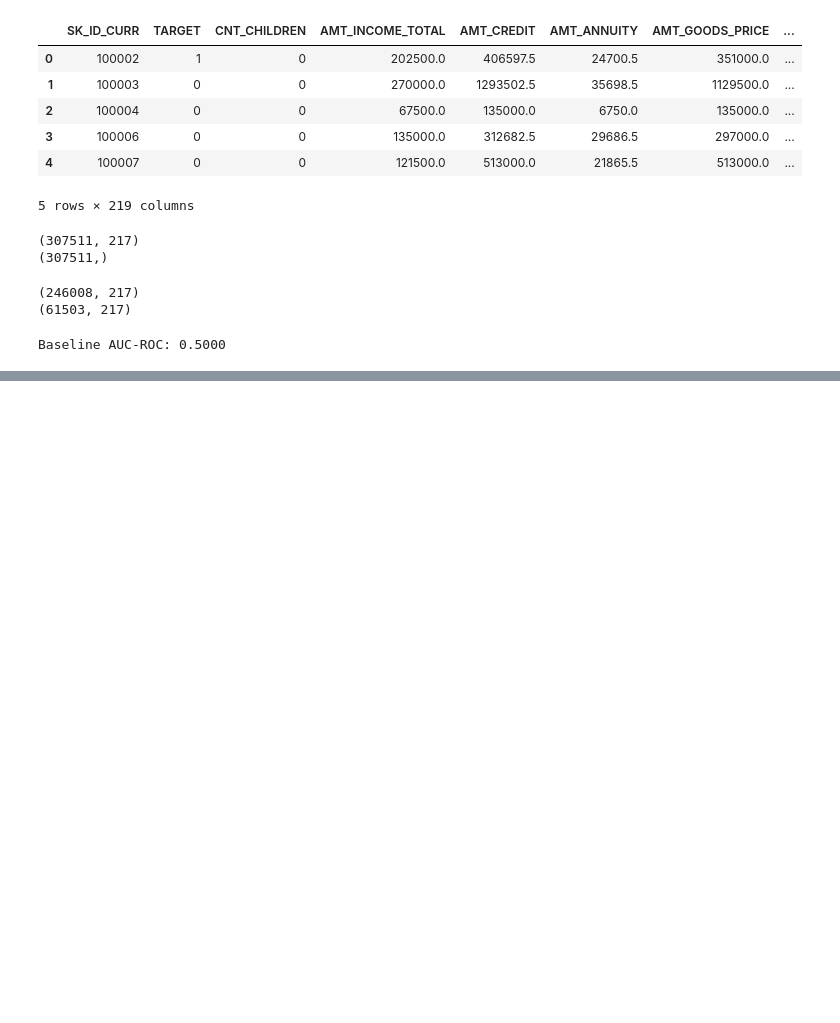
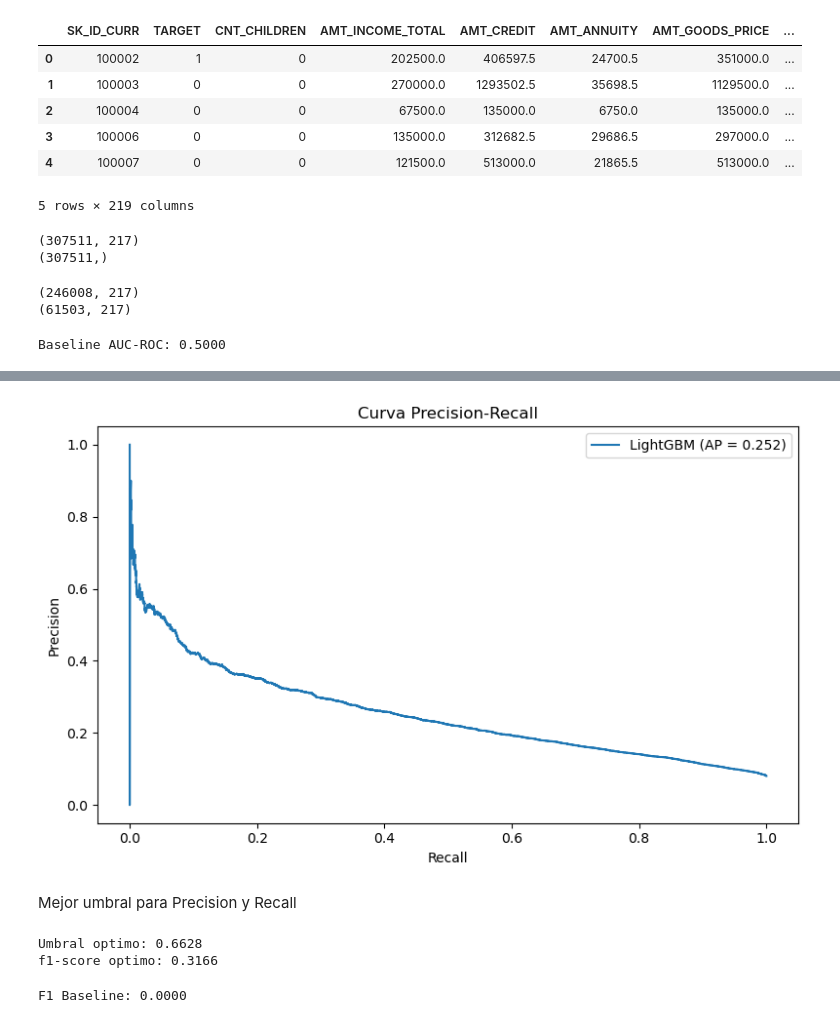
Before and after one commit to CarlosECI/credit_default_risk, a Jupyter notebook: Notebooks/03_modeling.ipynb, the cells around one changed output, grey strips where cells are left out. Drawn from its saved outputs; the diff is of its cells as text; code cells hidden in the pictures; blank space fills up the shorter version.

```diff
--- a/Notebooks/03_modeling.ipynb
+++ b/Notebooks/03_modeling.ipynb
@@ -109,0 +199,14 @@ Baseline AUC-ROC: 0.5000
+# %%
+import lightgbm as lgb
+
+lgbm_final = lgb.LGBMClassifier(
+    n_estimators=500,
+    learning_rate=0.05,
+    num_leaves=31,
+    random_state=42,
+    n_jobs=-1,
+    class_weight='balanced'
+)
+
+lgbm_final.fit(X_train, y_train)
+y_prob = lgbm_final.predict_proba(X_test)[:, 1]
@@ -109,0 +222,42 @@ Baseline AUC-ROC: 0.5000
+# %%
+from sklearn.metrics import precision_recall_curve, average_precision_score
+
+precision, recall, thresholds = precision_recall_curve(y_test, y_prob)
+ap = average_precision_score(y_test, y_prob)
+
+fig, ax = plt.subplots(figsize=(8,5))
+ax.plot(recall, precision, label=f'LightGBM (AP = {ap:.3f})')
+ax.set_xlabel('Recall')
+ax.set_ylabel('Precision')
+ax.set_title('Curva Precision-Recall')
+ax.legend()
+plt.tight_layout()
+plt.savefig('../Reports/figures/09_precision_recall.png')
+plt.show()
+# %% [output]
+[figure, added]
+# %% [markdown]
+Mejor umbral para Precision y Recall
+# %%
+from sklearn.metrics import f1_score
+
+f1_scores = []
+
+for threshold in thresholds:
+    y_prob_thresh = (y_prob >= threshold).astype(int)
+    f1_scores.append(f1_score(y_test, y_prob_thresh))
+
+umbral_optimo = thresholds[np.argmax(f1_scores)]
+f1_optimo = max(f1_scores)
+
+print(f'Umbral optimo: {umbral_optimo:.4f}')
+print(f'f1-score optimo: {f1_optimo:.4f}')
+# %% [output]
+Umbral optimo: 0.6628
+f1-score optimo: 0.3166
+# %%
+y_pred_dummy_class = dummy.predict(X_test)
+f1_dummy = f1_score(y_test, y_pred_dummy_class)
+print(f"F1 Baseline: {f1_dummy:.4f}")
+# %% [output]
+F1 Baseline: 0.0000
```
Also changed, not shown: parts of 12 cells of this notebook, 2 other files.
